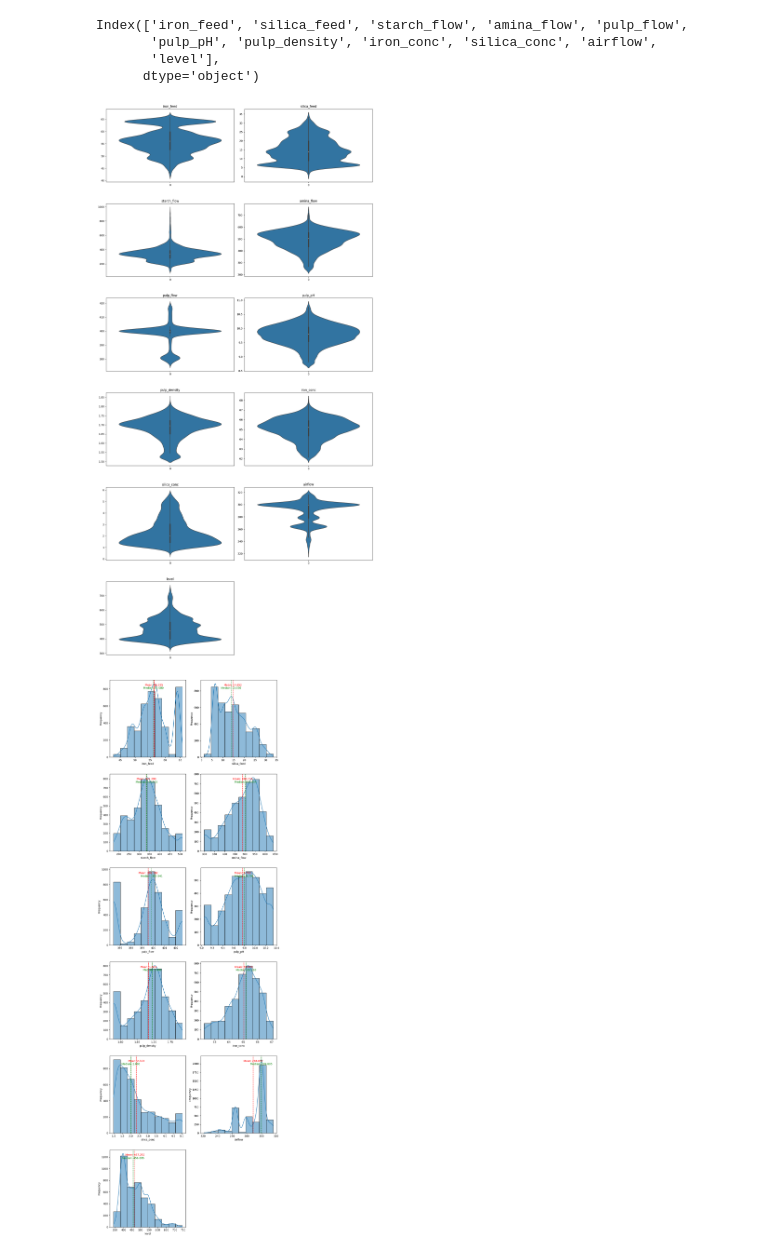
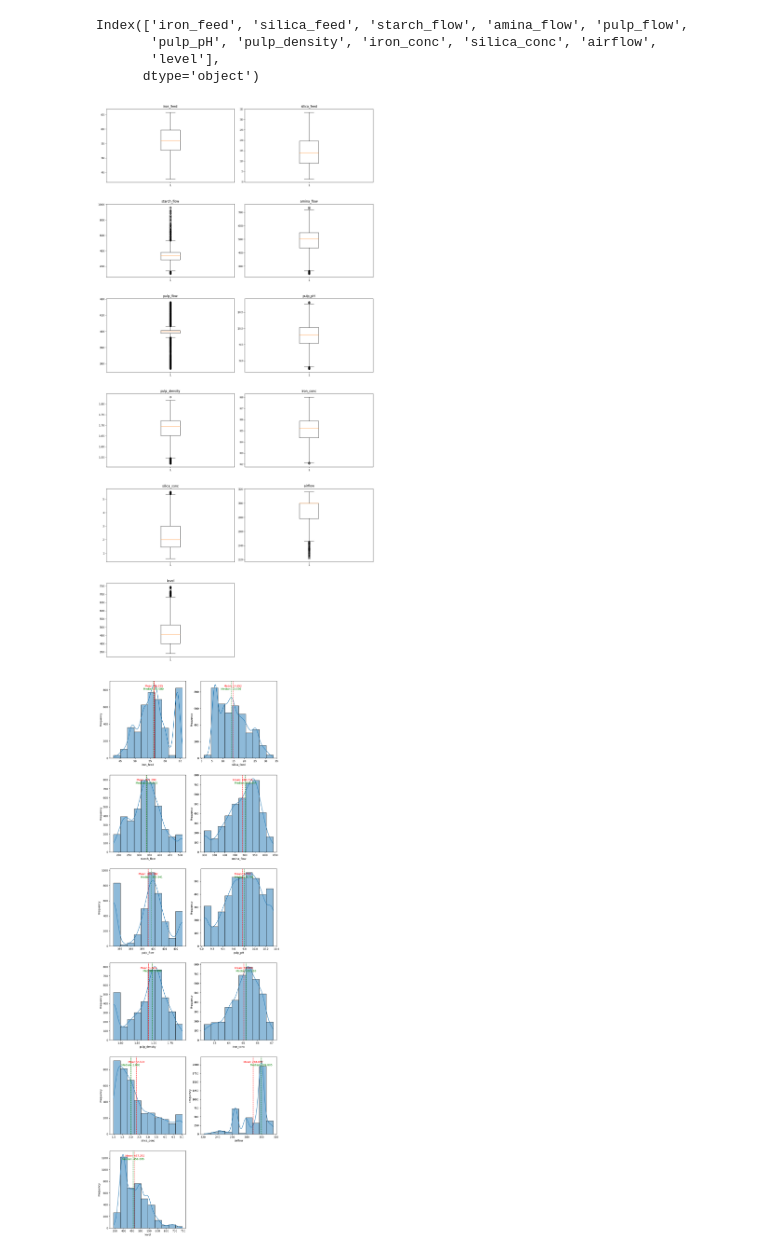
Before and after one commit to ArifAygun/Iron-Ore-Froth-Flotation-Quality-Prediction, a Jupyter notebook: AA_Graduate_Project_1.ipynb, the cells around one changed output. Cells and saved outputs as stored; diff of their text form; code cells hidden in the pictures.

```diff
--- a/AA_Graduate_Project_1.ipynb
+++ b/AA_Graduate_Project_1.ipynb
@@ -439,30 +439,30 @@ Index(['iron_feed', 'silica_feed', 'starch_flow', 'amina_flow', 'pulp_flow',
 # %%
 variables = ['iron_feed', 'silica_feed', 'starch_flow',
              'amina_flow', 'pulp_flow', 'pulp_pH',
              'pulp_density', 'iron_conc', 'silica_conc',
              'airflow', 'level']
 
 num_rows = (len(variables) + 1) // 2
 num_cols = 2
 
 fig, axes = plt.subplots(num_rows, num_cols,
                          figsize=(15, num_rows * 5))
 
 axes = axes.flatten()
 
 for i, variable in enumerate(variables):
     data = flotation[variable]
-    sns.violinplot(data=data, ax=axes[i])
+    axes[i].boxplot(data)
     axes[i].set_title(variable)
 
 for j in range(len(variables),
                num_rows * num_cols):
     fig.delaxes(axes[j])
 
 plt.tight_layout(h_pad=5)
 plt.show()
 # %% [output]
-[figure, old version]
+[figure, new version]
 # %%
 from scipy.stats import mstats
 from scipy.stats.mstats import winsorize
```
Also changed, not shown: parts of 3 cells of this notebook.
